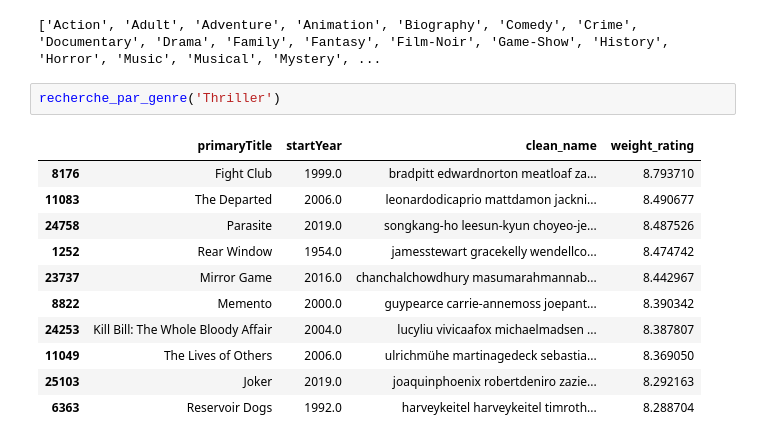
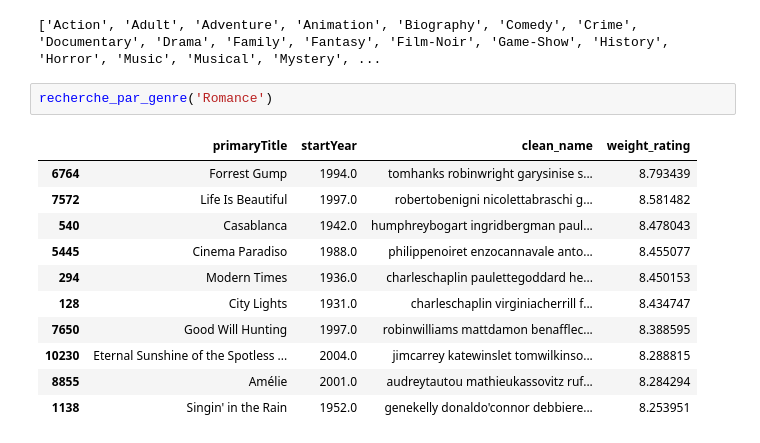
Before and after one commit to BoostMetrics/Recommandation-de-films, a Jupyter notebook: notebooks/03-modeling/Test 3 enrich.ipynb, the cells around one changed output. Saved outputs shown, nothing was run; the diff lists cells and outputs as text.

```diff
--- a/notebooks/03-modeling/Test 3 enrich.ipynb
+++ b/notebooks/03-modeling/Test 3 enrich.ipynb
@@ -385,16 +385,16 @@ print(genre_cols)
 # %% [output]
 ['Action', 'Adult', 'Adventure', 'Animation', 'Biography', 'Comedy', 'Crime', 'Documentary', 'Drama', 'Family', 'Fantasy', 'Film-Noir', 'Game-Show', 'History', 'Horror', 'Music', 'Musical', 'Mystery', ...
 # %%
-recherche_par_genre('Thriller')
+recherche_par_genre('Romance')
 # %% [output]
 |  | primaryTitle | startYear | clean_name | weight_rating |
-| 8176 | Fight Club | 1999.0 | bradpitt edwardnorton meatloaf za... | 8.793710 |
-| 11083 | The Departed | 2006.0 | leonardodicaprio mattdamon jackni... | 8.490677 |
-| 24758 | Parasite | 2019.0 | songkang-ho leesun-kyun choyeo-je... | 8.487526 |
-| 1252 | Rear Window | 1954.0 | jamesstewart gracekelly wendellco... | 8.474742 |
-| 23737 | Mirror Game | 2016.0 | chanchalchowdhury masumarahmannab... | 8.442967 |
-| 8822 | Memento | 2000.0 | guypearce carrie-annemoss joepant... | 8.390342 |
-| 24253 | Kill Bill: The Whole Bloody Affair | 2004.0 | lucyliu vivicaafox michaelmadsen ... | 8.387807 |
-| 11049 | The Lives of Others | 2006.0 | ulrichmühe martinagedeck sebastia... | 8.369050 |
-| 25103 | Joker | 2019.0 | joaquinphoenix robertdeniro zazie... | 8.292163 |
-| 6363 | Reservoir Dogs | 1992.0 | harveykeitel harveykeitel timroth... | 8.288704 |
+| 6764 | Forrest Gump | 1994.0 | tomhanks robinwright garysinise s... | 8.793439 |
+| 7572 | Life Is Beautiful | 1997.0 | robertobenigni nicolettabraschi g... | 8.581482 |
+| 540 | Casablanca | 1942.0 | humphreybogart ingridbergman paul... | 8.478043 |
+| 5445 | Cinema Paradiso | 1988.0 | philippenoiret enzocannavale anto... | 8.455077 |
+| 294 | Modern Times | 1936.0 | charleschaplin paulettegoddard he... | 8.450153 |
+| 128 | City Lights | 1931.0 | charleschaplin virginiacherrill f... | 8.434747 |
+| 7650 | Good Will Hunting | 1997.0 | robinwilliams mattdamon benafflec... | 8.388595 |
+| 10230 | Eternal Sunshine of the Spotless ... | 2004.0 | jimcarrey katewinslet tomwilkinso... | 8.288815 |
+| 8855 | Amélie | 2001.0 | audreytautou mathieukassovitz ruf... | 8.284294 |
+| 1138 | Singin' in the Rain | 1952.0 | genekelly donaldo'connor debbiere... | 8.253951 |
```
Also changed, not shown: parts of 1 cell of this notebook.
